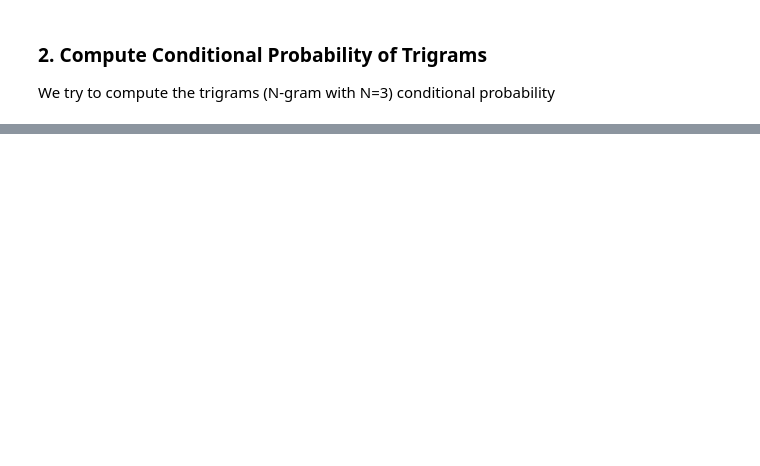
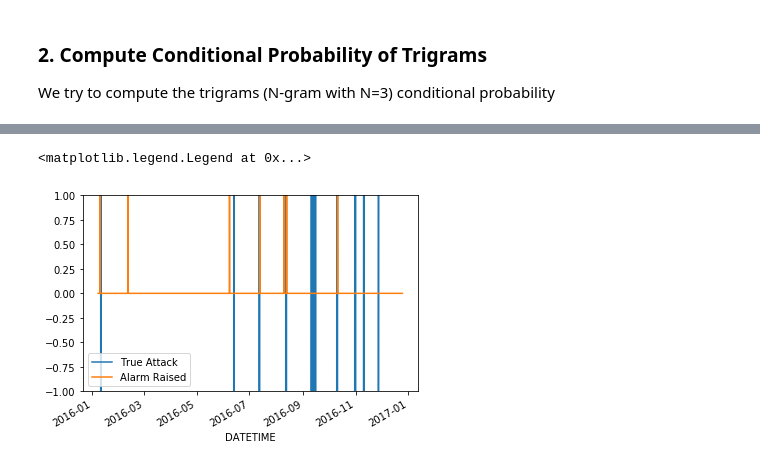
Before and after one commit to enreina/cs4035-lab, a Jupyter notebook: lab2/Discretization.ipynb, the cells around one changed output, grey strips where cells are left out. Cells and saved outputs as stored; diff of their text form; code cells hidden in the pictures; blank space fills up the shorter version.

```diff
--- a/lab2/Discretization.ipynb
+++ b/lab2/Discretization.ipynb
@@ -110,0 +154,6 @@ P( S | L , M ) = 0.976271186440678
+# %%
+dataset04 = pd.read_csv("dataset/BATADAL_dataset04.csv",index_col="DATETIME")
+dataset04.index = pd.to_datetime(dataset04.index)
+dataset04.sort_index(inplace=True)
+dataset04.columns = [x.strip() for x in dataset04.columns]
+dataset04.columns
@@ -110,0 +168,2 @@ P( S | L , M ) = 0.976271186440678
+# %%
+dataset04['discrete_L_T1'] = discretize(dataset04['L_T1'])
@@ -110,0 +188,27 @@ P( S | L , M ) = 0.976271186440678
+# %%
+window_size = 3
+threshold = 0.005
+
+samples = dataset03['discrete_L_T1']
+#init conditional probabilities
+condition_pairs = [((w0, w1), w2) for w0, w1, w2 in ngrams(samples,window_size)]
+cfd = nltk.ConditionalFreqDist(condition_pairs)
+cpd_laplace = nltk.ConditionalProbDist(cfd, nltk.LaplaceProbDist, bins=window_size)
+
+# sliding windows
+samples = samples.append(dataset04['discrete_L_T1'][:window_size])
+anomalies = [0] * window_size
+for t in range(window_size,len(dataset04['discrete_L_T1'])):
+    print("t=",t)
+    # calculate probability
+    a,b,c = dataset04['discrete_L_T1'][t-window_size:t]
+    if (cpd_laplace[(a,b)].prob(c) < threshold):
+        print ("ANOMALY DETECTED")
+        anomalies.append(1) # raise alarm
+    else:
+        anomalies.append(0)
+
+    samples = samples.append(dataset04['discrete_L_T1'][t-1:t])
+    condition_pairs = [((w0, w1), w2) for w0, w1, w2 in ngrams(samples,window_size)]
+    cfd = nltk.ConditionalFreqDist(condition_pairs)
+    cpd_laplace = nltk.ConditionalProbDist(cfd, nltk.LaplaceProbDist, bins=window_size)
@@ -110,0 +233,12 @@ P( S | L , M ) = 0.976271186440678
+# %%
+anomalies = pd.Series(anomalies)
+anomalies.index = dataset04['L_T1'].index
+# %%
+axes = plt.gca()
+axes.set_ylim([-1,1])
+plt.plot(dataset04['ATT_FLAG'], label="True Attack")
+anomalies.plot(label="Alarm Raised")
+plt.legend()
+# %% [output]
+<matplotlib.legend.Legend at 0x...>
+[figure, added]
```
Also changed, not shown: parts of 11 cells of this notebook.
